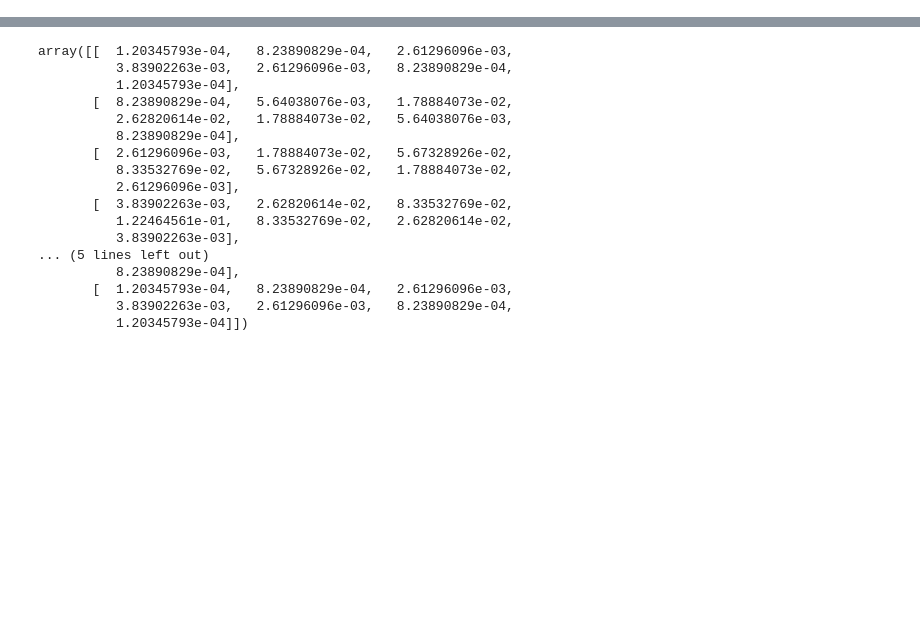
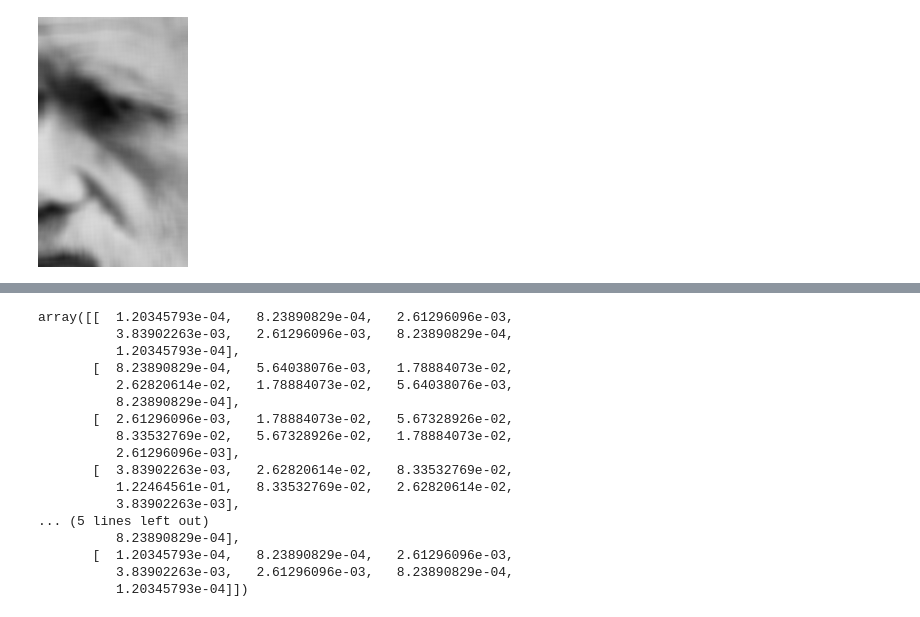
Before and after one commit to mivt18/02blur, a Jupyter notebook: 02blur.ipynb, the cells around one changed output, grey strips where cells are left out. Saved outputs shown, nothing was run; the diff lists cells and outputs as text; code cells hidden in the pictures; blank space fills up the shorter version.

```diff
--- a/02blur.ipynb
+++ b/02blur.ipynb
@@ -52,6 +56,10 @@ def blur_np(img, r):
             lf, rt = max(j-r,0), min(j+r+1,w)
             b[i,j] = np.average(a[up:bt, lf:rt])
     return Image.fromarray(b)
+# %%
+blur_np(pic, 5)
+# %% [output]
+[figure, added]
 # %%
 def blur_npnp(img,r):
     w, h = img.size
```
Also changed, not shown: parts of 11 cells of this notebook.
